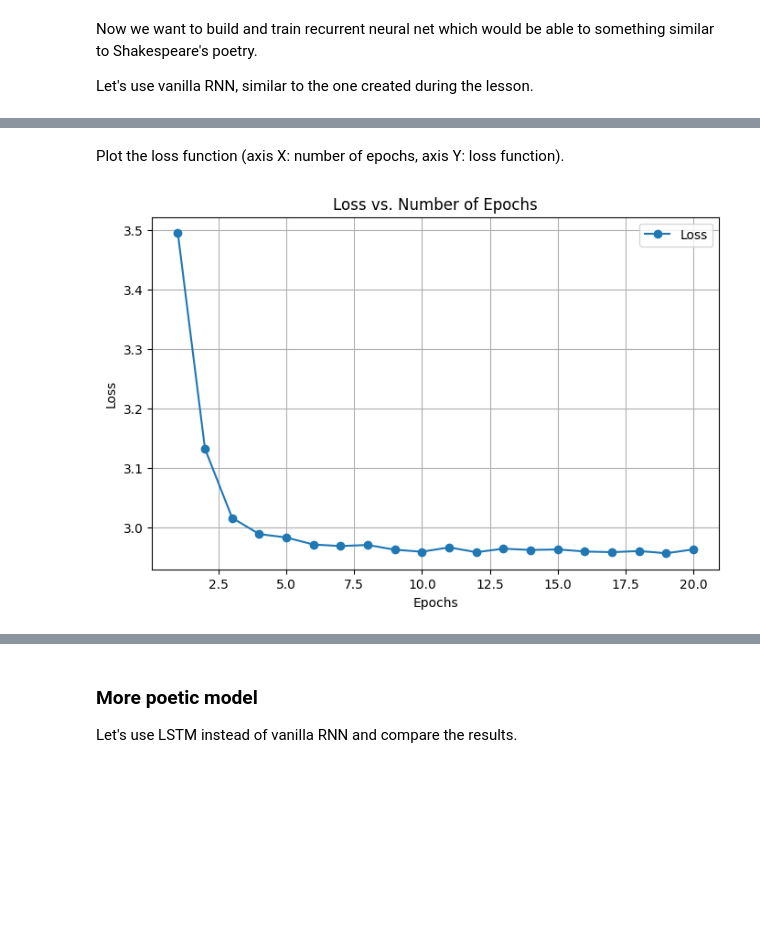
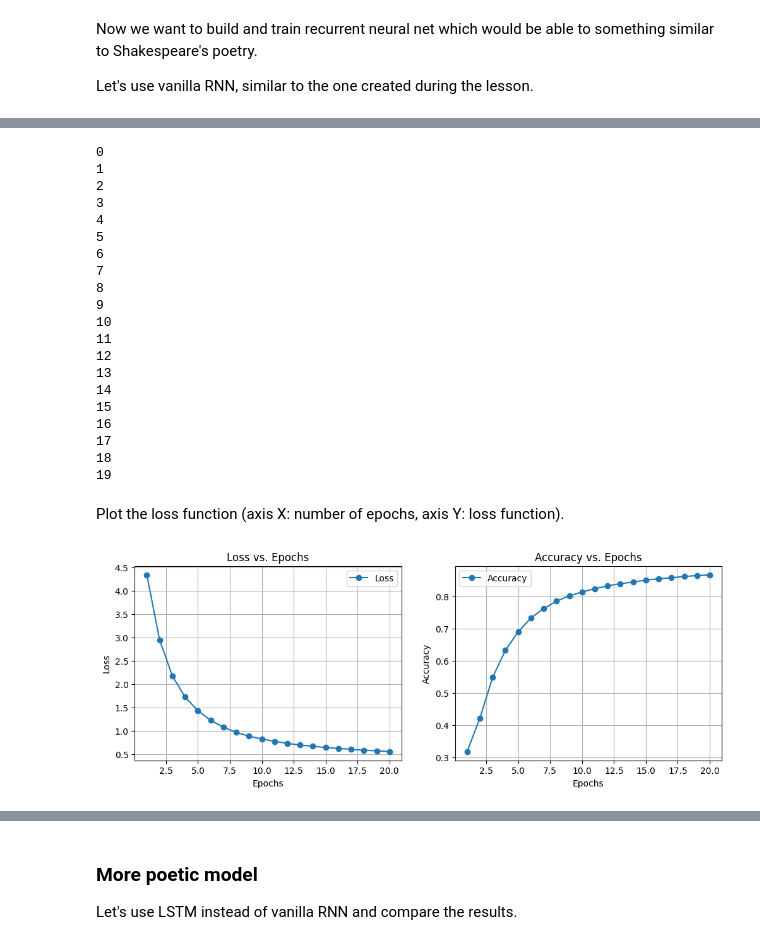
Before and after one commit to n0tmyself/AI_HUB_ML-DL, a Jupyter notebook: lab03_poetry_generation.ipynb, the cells around one changed output, grey strips where cells are left out. Cells and saved outputs as stored; diff of their text form; code cells hidden in the pictures; blank space fills up the shorter version.

```diff
--- a/lab03_poetry_generation.ipynb
+++ b/lab03_poetry_generation.ipynb
@@ -230,0 +188,7 @@ torch.Size([1, 100225, 38])
+# %%
+batch_ix = text_to_matrix(text)
+batch_ix = torch.tensor(batch_ix, dtype=torch.int64)
+print(batch_ix.shape)
+
+logp_seq = rnn_loop(char_rnn, batch_ix)
+logp_seq.shape
@@ -236,19 +203,24 @@ actual_next_tokens = batch[:, 1:]
 # get its view of desired shape.
 
 loss = criterion(
-    predictions_logp.contiguous().view(-1, len(tokens)),
+    predictions_logp.contiguous().view(-1, len(tokens) + 1),
     actual_next_tokens.contiguous().view(-1),
 )
 
 loss.backward()
+# %%
+def calculate_accuracy(predictions, targets):
+    pred_inds = torch.argmax(predictions, dim=-1)
+    accuracy = (pred_inds == targets).sum().item() / targets.numel()
+    return accuracy
 # %%
 char_rnn = CharRNNCell()
 criterion = nn.NLLLoss()
 opt = torch.optim.Adam(char_rnn.parameters())
 # opt = torch.optim.SGD(char_rnn.parameters())
-batch_size = 64
+batch_size = 32
 num_iterations = 2000
-num_epochs = 10
+num_epochs = 20
 
 history_loss = []
 history_acc = []
@@ -256,11 +228,12 @@ history_acc = []
 for epoch in range(num_epochs):
     print(epoch)
     epoch_loss = 0
+    epoch_accuracy = 0
     for i in range(num_iterations):
         opt.zero_grad()
 
         batch_ix = text_to_matrix(sample(text, batch_size))
-        batch_ix = torch.tensor(batch_ix, dtype=torch.int64).unsqueeze(0)
+        batch_ix = torch.tensor(batch_ix, dtype=torch.int64)
 
         logp_seq = rnn_loop(char_rnn, batch_ix)
 
@@ -269,7 +242,7 @@ for epoch in range(num_epochs):
         actual_next_tokens = batch_ix[:, 1:]
 
         loss = criterion(
-            predictions_logp.contiguous().view(-1, len(tokens)),
+            predictions_logp.contiguous().view(-1, len(tokens) + 1),
             actual_next_tokens.contiguous().view(-1),
         )
 
@@ -277,22 +250,55 @@ for epoch in range(num_epochs):
         loss.backward()
         opt.step()
         epoch_loss += loss.item()
+        accuracy = calculate_accuracy(predictions_logp, actual_next_tokens)
+        epoch_accuracy += accuracy
 
     avg_epoch_loss = epoch_loss / num_iterations
+    avg_epoch_accuracy = epoch_accuracy / num_iterations
     history_loss.append(avg_epoch_loss)
+    history_acc.append(avg_epoch_accuracy)
+# %% [output]
+0
+1
+2
+3
+4
+5
+6
+7
+8
+9
+10
+11
+12
+13
+14
+15
+16
+17
+18
+19
 # %% [markdown]
 Plot the loss function (axis X: number of epochs, axis Y: loss function).
-# %%
-plt.figure(figsize=(8, 5))
-plt.plot(range(1, num_epochs + 1), history_loss, marker='o', label="Loss")
-plt.xlabel("Epochs")
-plt.ylabel("Loss")
-plt.title("Loss vs. Number of Epochs")
-plt.grid(True)
-plt.legend()
-plt.show()
-# %% [output]
-[figure, removed]
+# %%
+fig, axes = plt.subplots(1, 2, figsize=(12, 4))
+axes[0].plot(range(1, num_epochs + 1), history_loss, marker='o', label="Loss")
+axes[0].set_title("Loss vs. Epochs")
+axes[0].set_xlabel("Epochs")
+axes[0].set_ylabel("Loss")
+axes[0].grid(True)
+axes[0].legend()
+
+axes[1].plot(range(1, num_epochs + 1), history_acc, marker='o', label="Accuracy")
+axes[1].set_title("Accuracy vs. Epochs")
+axes[1].set_xlabel("Epochs")
+axes[1].set_ylabel("Accuracy")
+axes[1].grid(True)
+axes[1].legend()
+
+plt.show()
+# %% [output]
+[figure, added]
 # %%
 # Your plot code here
 # %%
```
Also changed, not shown: parts of 26 cells of this notebook, 1 other file.
